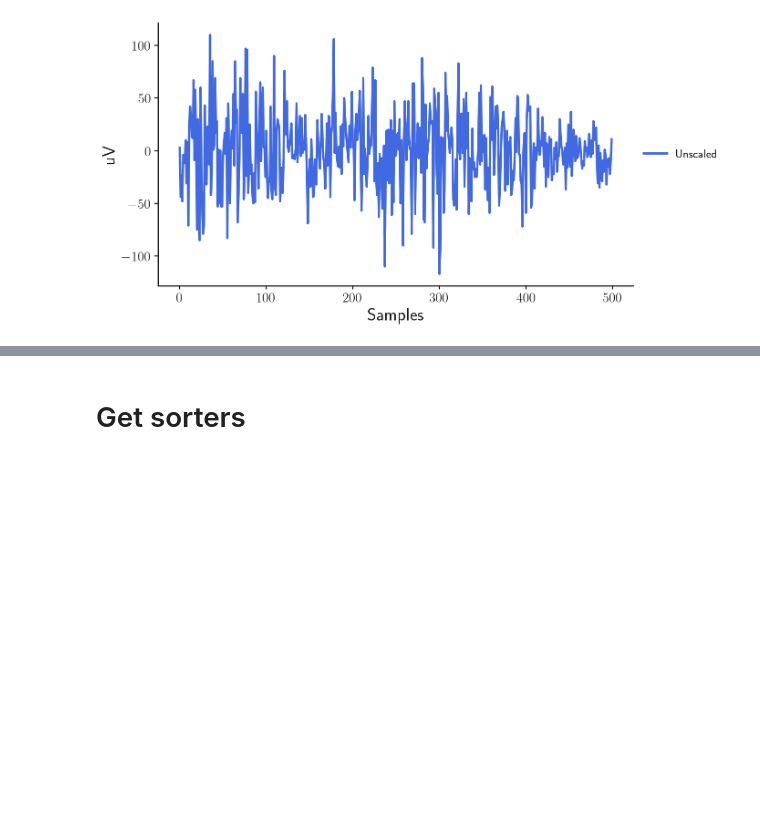
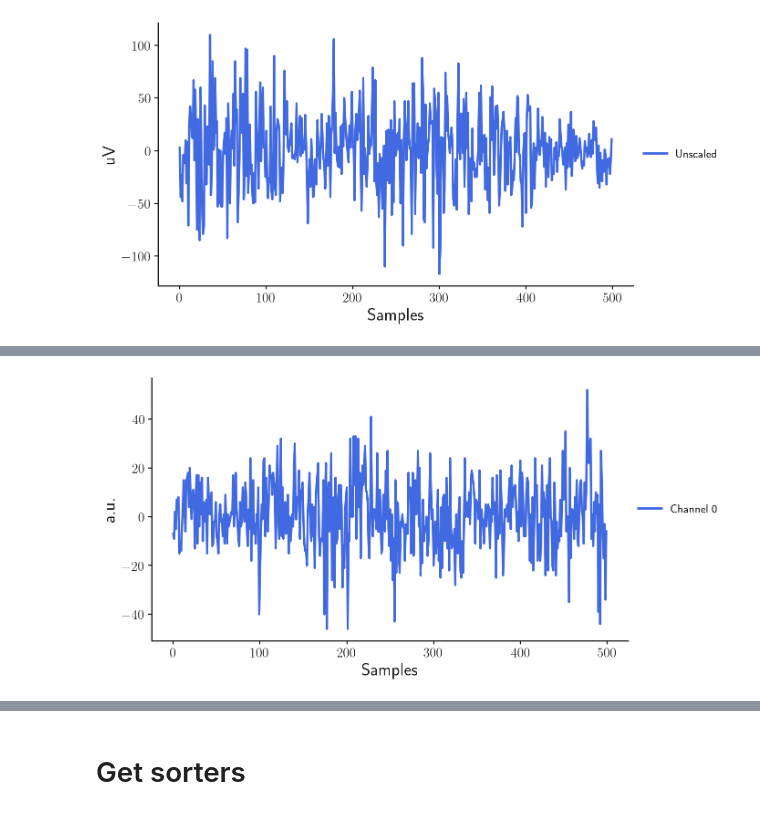
Before and after one commit to axelroques/SpikeSorting, a Jupyter notebook: test.ipynb, the cells around one changed output, grey strips where cells are left out. Cells and saved outputs as stored; diff of their text form; code cells hidden in the pictures; blank space fills up the shorter version.

```diff
--- a/test.ipynb
+++ b/test.ipynb
@@ -141,0 +237,21 @@ plt.show()
+# %%
+_, ax = plt.subplots(figsize=(10, 5))
+
+start = 20000
+end = 20500
+traces = recording.get_traces(
+    start_frame=start,
+    end_frame=end
+)
+
+channel = 0
+ax.plot(traces[:, channel], label=f'Channel {channel}', c='royalblue')
+
+ax.legend(loc='center left', bbox_to_anchor=(1, 0.5), fontsize=13)
+ax.set_ylabel('a.u.')
+ax.set_xlabel('Samples')
+
+plt.tight_layout()
+plt.show()
+# %% [output]
+[figure, added]
```
Also changed, not shown: parts of 14 cells of this notebook, 1 other file.
